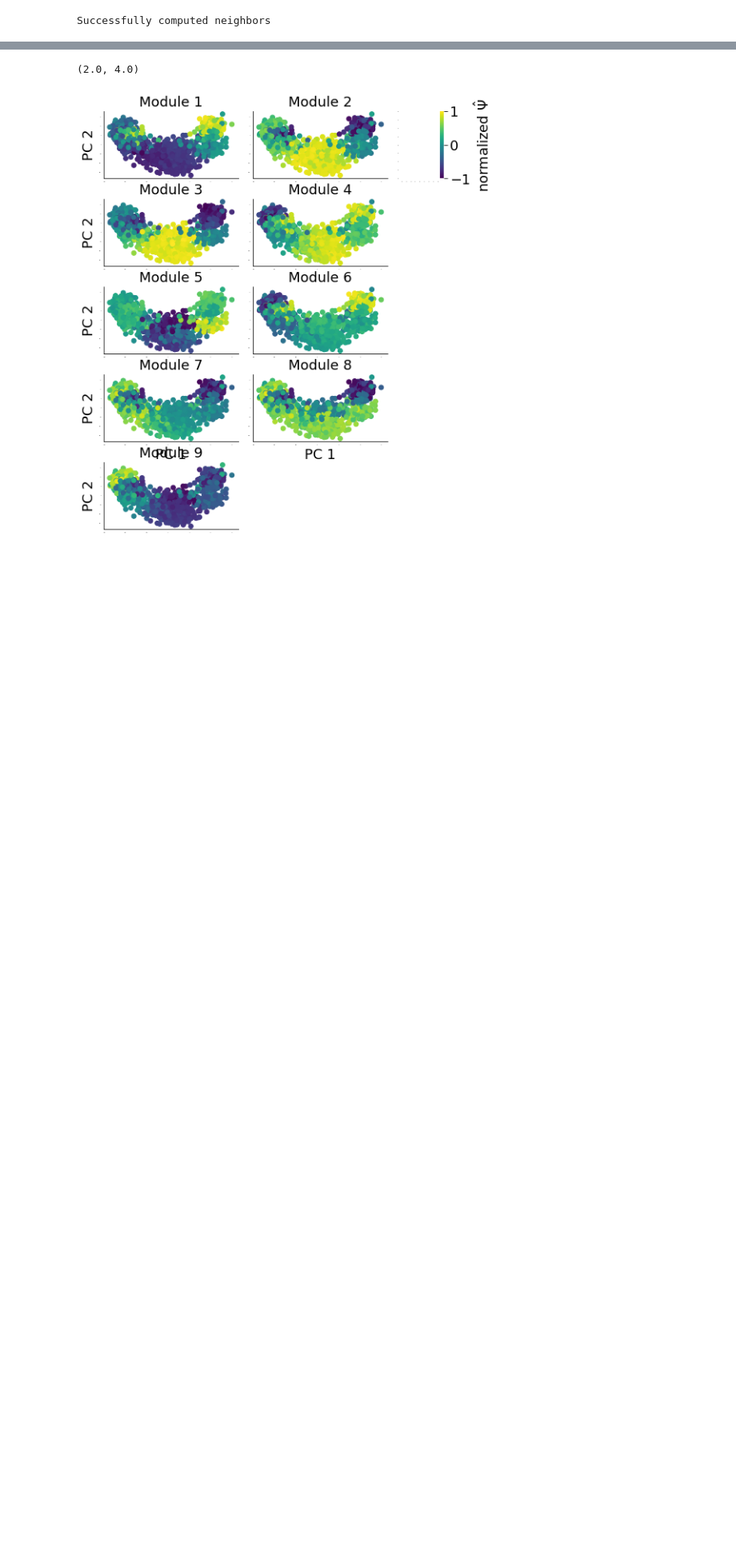
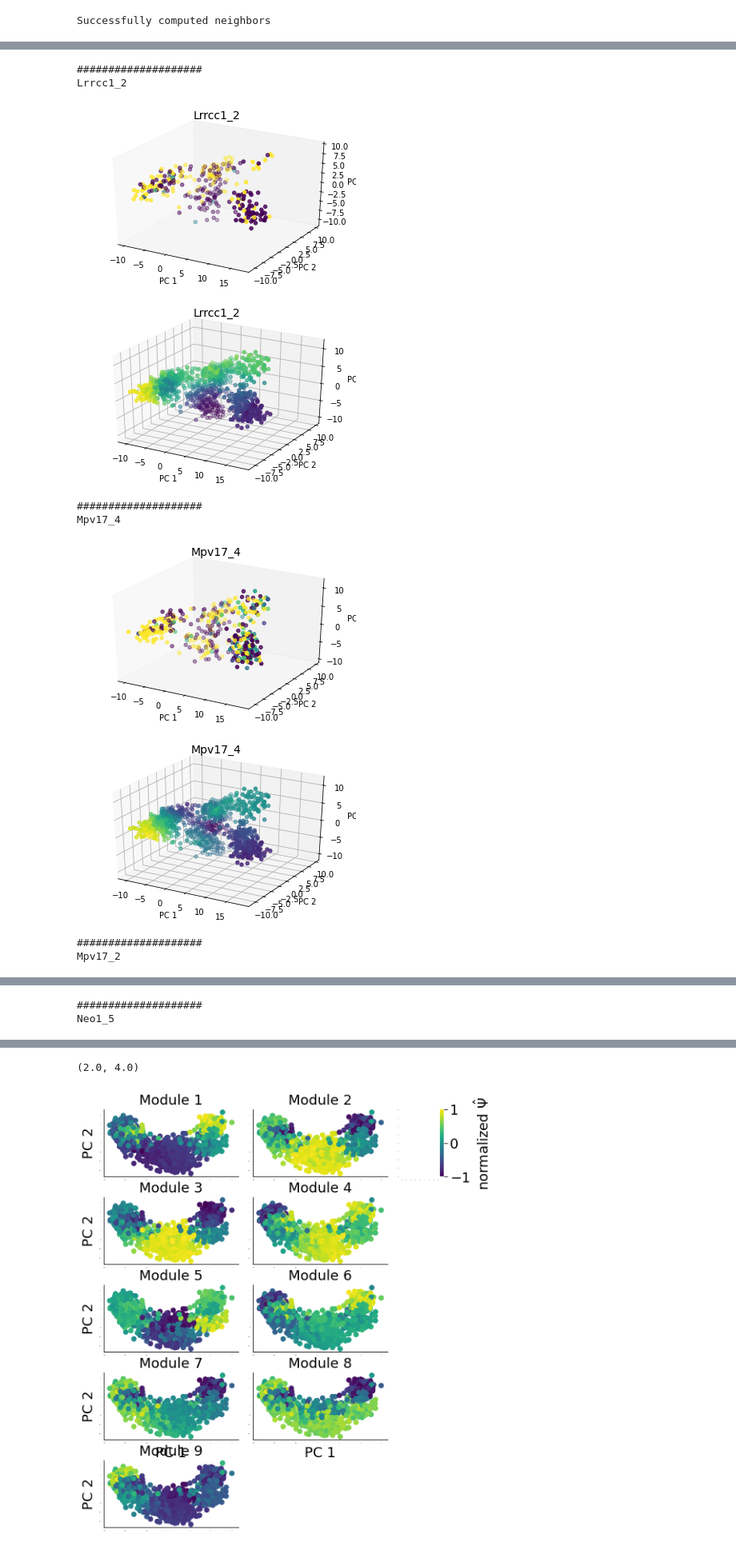
Before and after one commit to lareaulab/analysis_psix, a Jupyter notebook: mouse_brain_development/mouse_brain_development_scratch.ipynb, the cells around one changed output, grey strips where cells are left out. Shown at 80% size. Saved outputs shown, nothing was run; the diff lists cells and outputs as text; code cells hidden in the pictures; blank space fills up the shorter version.

```diff
--- a/mouse_brain_development/mouse_brain_development_scratch.ipynb
+++ b/mouse_brain_development/mouse_brain_development_scratch.ipynb
@@ -156,0 +187,44 @@ modules_exons = pd.read_csv('psix_object/modules.tab.gz', sep='\t', index_col=0)
+# %%
+for exon in modules_neuron_diversity.index[modules_neuron_diversity == 10]:
+
+    print('####################')
+    print(exon)
+
+    fig = plt.figure()
+    ax = fig.add_subplot(111, projection='3d')
+
+    ax.scatter(psix_object.latent.PC_1, psix_object.latent.PC_2, psix_object.latent.PC_3,
+               c=psix_object.adata.uns['psi'][exon])
+
+    ax.grid(False)
+
+    ax.set_xlabel('PC 1')
+    ax.set_ylabel('PC 2')
+    ax.set_zlabel('PC 3')
+    ax.set_title(exon, fontsize=14)
+
+    plt.show()
+
+    fig = plt.figure()
+    ax = fig.add_subplot(111, projection='3d')
+
+    ax.scatter(psix_object.latent.PC_1, psix_object.latent.PC_2, psix_object.latent.PC_3,
+               c=psix_object.adata.uns['neighbors_psi'][exon])
+
+    ax.set_xlabel('PC 1')
+    ax.set_ylabel('PC 2')
+    ax.set_zlabel('PC 3')
+    ax.set_title(exon, fontsize=14)
+
+    plt.show()
+# %% [output]
+####################
+Lrrcc1_2
+[figure, added]
+[figure, added]
+####################
+Mpv17_4
+[figure, added]
+[figure, added]
+####################
+Mpv17_2
@@ -156,0 +233,2 @@ modules_exons = pd.read_csv('psix_object/modules.tab.gz', sep='\t', index_col=0)
+####################
+Neo1_5
```
Also changed, not shown: parts of 18 cells of this notebook, 17 other files.
